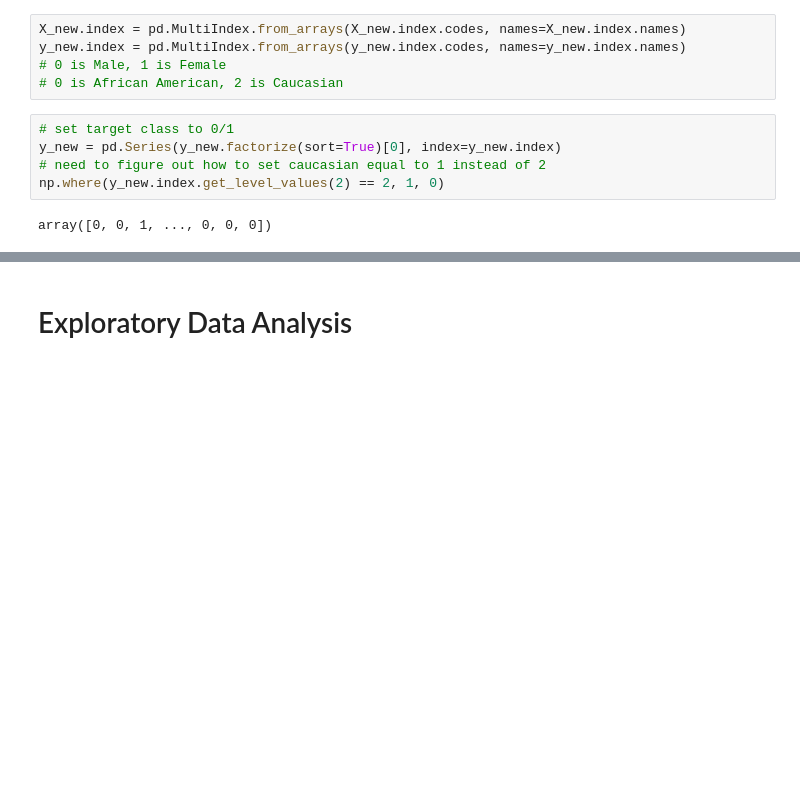
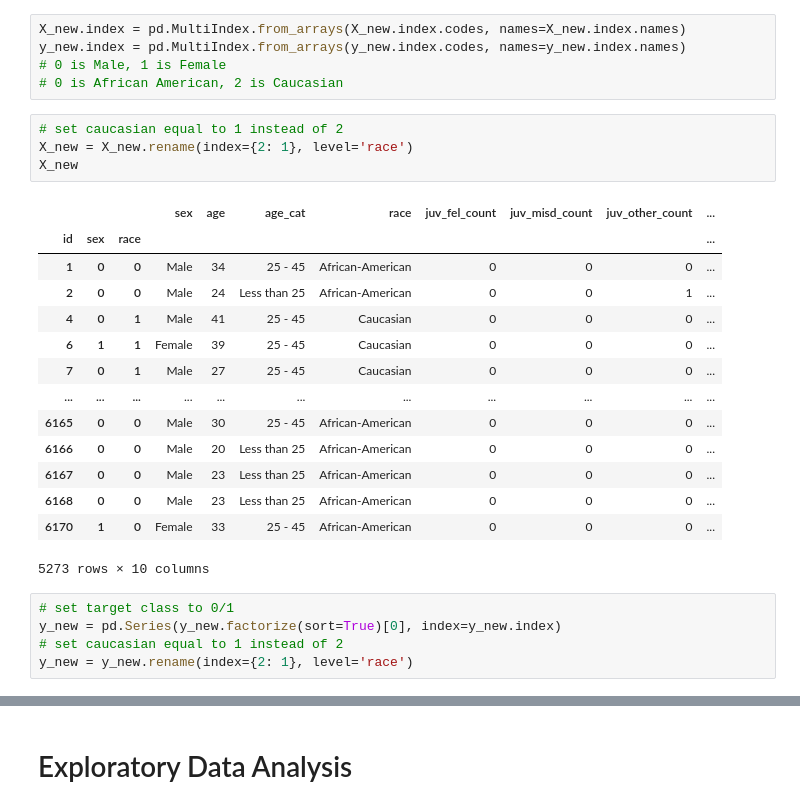
Before and after one commit to enesmith/womenatthetable, a Jupyter notebook: COMPAS Race Analysis.ipynb, the cells around one changed output, grey strips where cells are left out. Saved outputs shown, nothing was run; the diff lists cells and outputs as text; blank space fills up the shorter version.

```diff
--- a/COMPAS Race Analysis.ipynb
+++ b/COMPAS Race Analysis.ipynb
@@ -243,13 +243,30 @@ X_new.index = pd.MultiIndex.from_arrays(X_new.index.codes, names=X_new.index.nam
 y_new.index = pd.MultiIndex.from_arrays(y_new.index.codes, names=y_new.index.names)
 # 0 is Male, 1 is Female
 # 0 is African American, 2 is Caucasian
+# %%
+# set caucasian equal to 1 instead of 2
+X_new = X_new.rename(index={2: 1}, level='race')
+X_new
+# %% [output]
+|  |  |  | sex | age | age_cat | race | juv_fel_count | juv_misd_count | juv_other_count | ... |
+| id | sex | race |  |  |  |  |  |  |  | ... |
+| 1 | 0 | 0 | Male | 34 | 25 - 45 | African-American | 0 | 0 | 0 | ... |
+| 2 | 0 | 0 | Male | 24 | Less than 25 | African-American | 0 | 0 | 1 | ... |
+| 4 | 0 | 1 | Male | 41 | 25 - 45 | Caucasian | 0 | 0 | 0 | ... |
+| 6 | 1 | 1 | Female | 39 | 25 - 45 | Caucasian | 0 | 0 | 0 | ... |
+| 7 | 0 | 1 | Male | 27 | 25 - 45 | Caucasian | 0 | 0 | 0 | ... |
+| ... | ... | ... | ... | ... | ... | ... | ... | ... | ... | ... |
+| 6165 | 0 | 0 | Male | 30 | 25 - 45 | African-American | 0 | 0 | 0 | ... |
+| 6166 | 0 | 0 | Male | 20 | Less than 25 | African-American | 0 | 0 | 0 | ... |
+| 6167 | 0 | 0 | Male | 23 | Less than 25 | African-American | 0 | 0 | 0 | ... |
+| 6168 | 0 | 0 | Male | 23 | Less than 25 | African-American | 0 | 0 | 0 | ... |
+| 6170 | 1 | 0 | Female | 33 | 25 - 45 | African-American | 0 | 0 | 0 | ... |
+5273 rows × 10 columns
 # %%
 # set target class to 0/1
 y_new = pd.Series(y_new.factorize(sort=True)[0], index=y_new.index)
-# need to figure out how to set caucasian equal to 1 instead of 2
-np.where(y_new.index.get_level_values(2) == 2, 1, 0)
+# set caucasian equal to 1 instead of 2
+y_new = y_new.rename(index={2: 1}, level='race')
-# %% [output]
-array([0, 0, 1, ..., 0, 0, 0])
 # %%
 y_new
 # %% [output]
```
Also changed, not shown: parts of 24 cells of this notebook.
